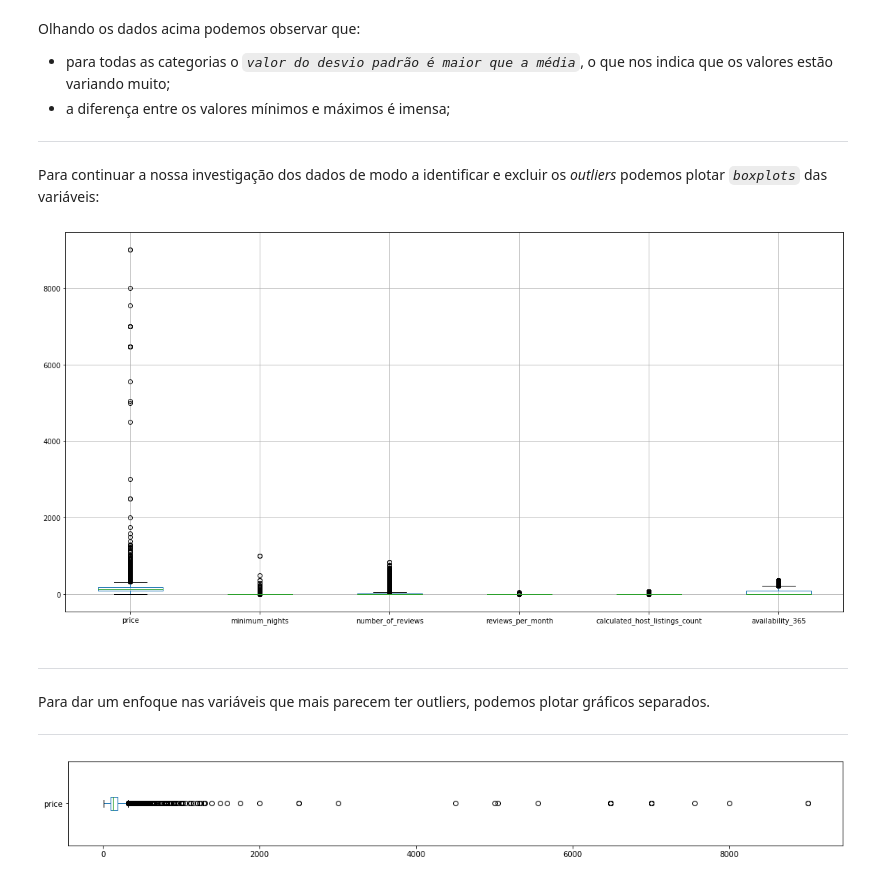
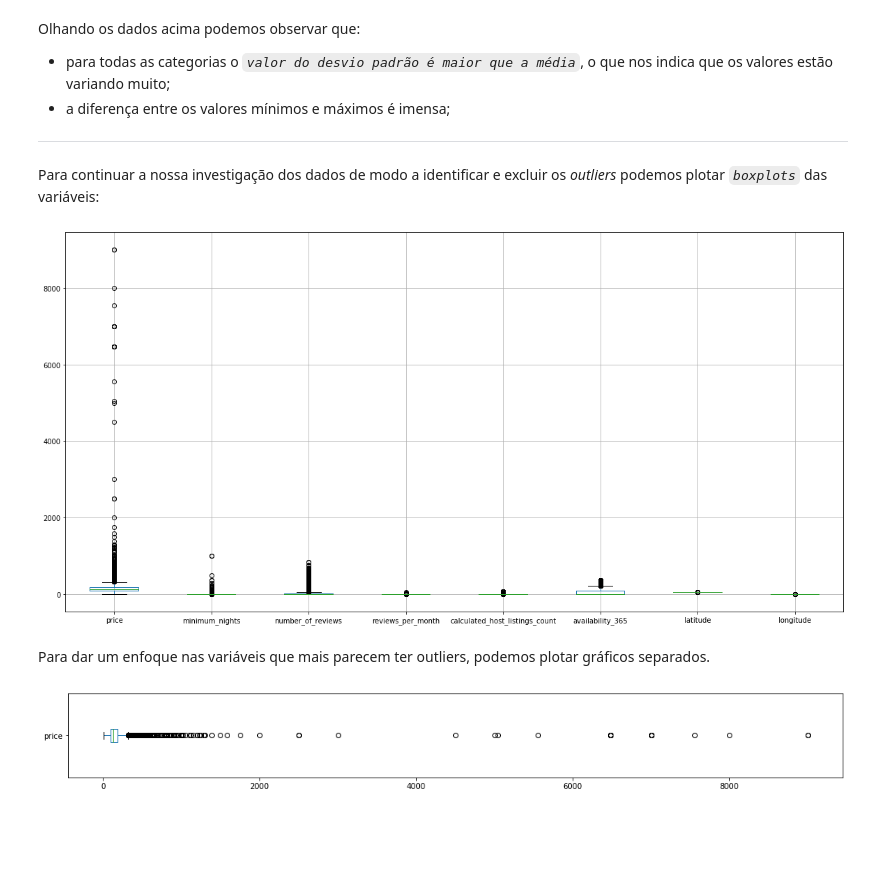
Before and after one commit to carolbastos-cb/Learning-Python-Data-Science, a Jupyter notebook: Projeto_1_Analisando_os_Dados_do_Airbnb_Amsterdam.ipynb, the cells around one changed output. Drawn from its saved outputs; the diff is of its cells as text; code cells hidden in the pictures; blank space fills up the shorter version.

```diff
--- a/Projeto_1_Analisando_os_Dados_do_Airbnb_Amsterdam.ipynb
+++ b/Projeto_1_Analisando_os_Dados_do_Airbnb_Amsterdam.ipynb
@@ -174,7 +174,7 @@ Para confirmar a presença de *outliers* podemos fazer:
 ---
 # %%
 # analisando os dados com o método describe()
-
-dados_df[['price', 'minimum_nights', 'number_of_reviews', 'reviews_per_month',
-    'calculated_host_listings_count', 'availability_365']].describe()
+dn = ['price', 'minimum_nights', 'number_of_reviews', 'reviews_per_month',
+    'calculated_host_listings_count', 'availability_365','latitude','longitude','neighbourhood','room_type']
+dados_df[dn].describe()
 # %% [output]
@@ -199,17 +199,13 @@ Olhando os dados acima podemos observar que:
 
 Para continuar a nossa investigação dos dados de modo a identificar e excluir os *outliers* podemos plotar *`boxplots`* das variáveis:
 # %%
-dados_df[['price', 'minimum_nights', 'number_of_reviews', 'reviews_per_month',
-    'calculated_host_listings_count', 'availability_365']].boxplot(figsize=(20,10));
+dados_df[dn].boxplot(figsize=(20,10));
 # %% [output]
-[figure, old version]
+[figure, new version]
 # %% [markdown]
----
+
 
 Para dar um enfoque nas variáveis que mais parecem ter outliers, podemos plotar gráficos separados.
-
-
----
 # %%
 # price
 dados_df.price.plot(kind='box', vert=False, figsize=(18, 2))
```
Also changed, not shown: parts of 4 cells of this notebook.
